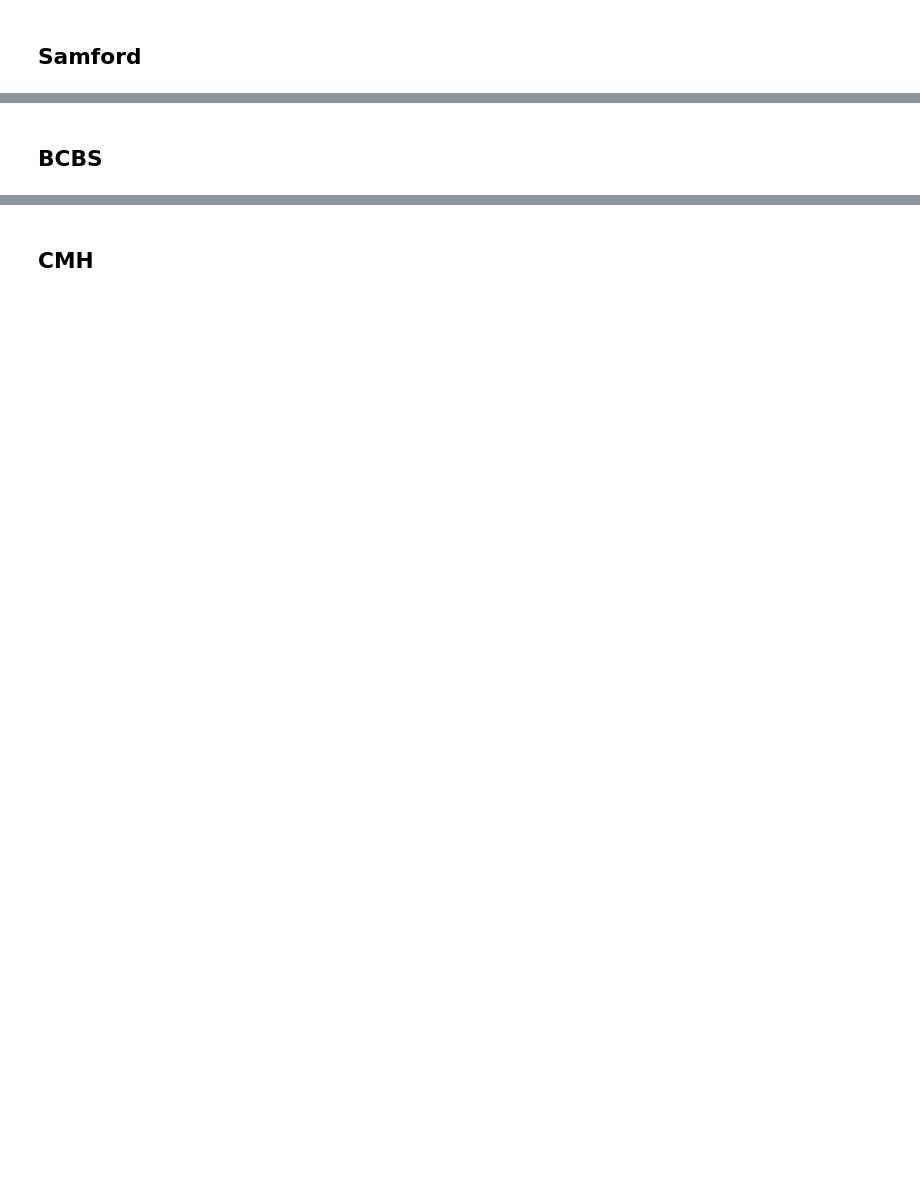
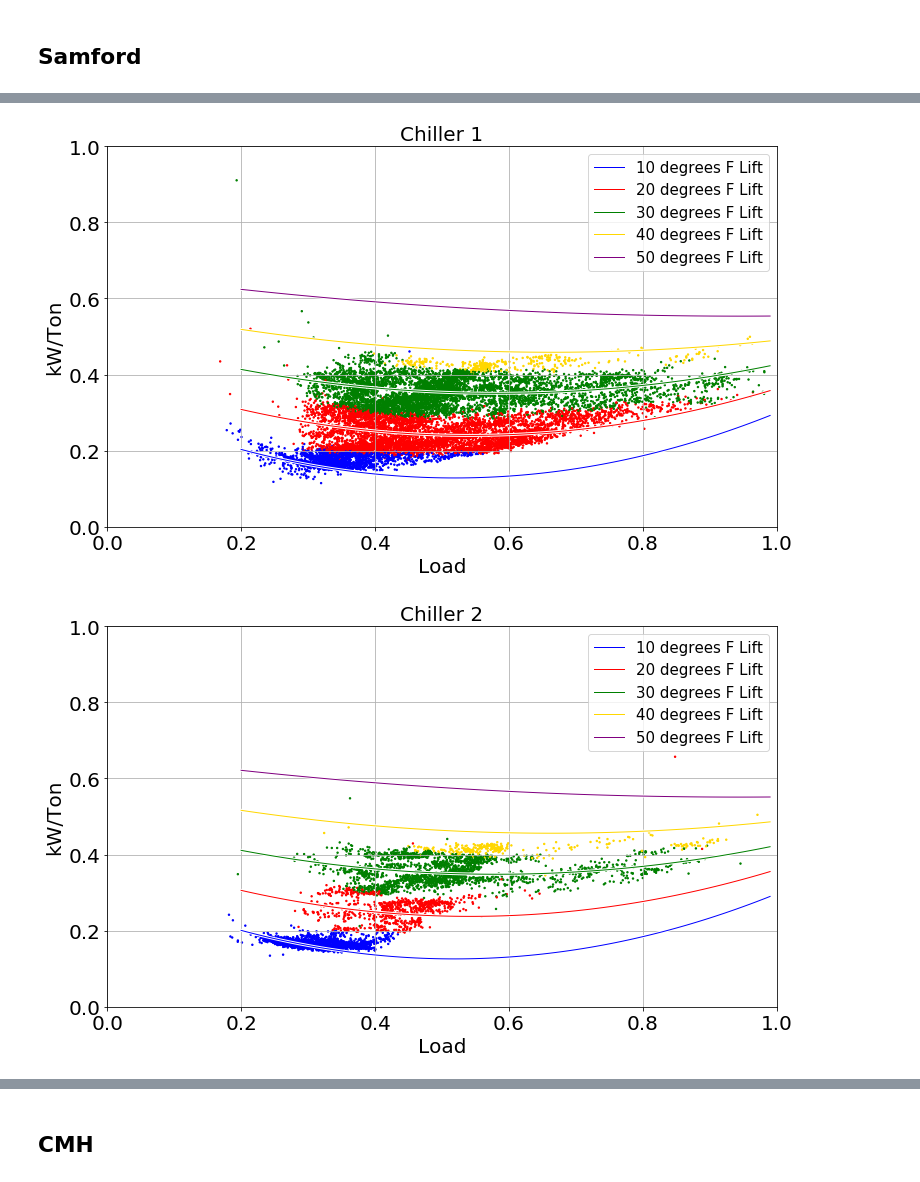
Before and after one commit to Stitchmaker/Metis_Bootcamp, a Jupyter notebook: Kojak_Project/Kojak_LinearRegression.ipynb, the cells around one changed output, grey strips where cells are left out. Drawn from its saved outputs; the diff is of its cells as text; code cells hidden in the pictures; blank space fills up the shorter version.

```diff
--- a/Kojak_Project/Kojak_LinearRegression.ipynb
+++ b/Kojak_Project/Kojak_LinearRegression.ipynb
@@ -163,22 +164,24 @@ plt.show()
 # %% [markdown]
 ## Samford
 # %%
-#feat = ['AddOther','HigherOrder']
-feat = ['HigherOrder']
+feat = ['AddOther','HigherOrder']
+#feat = ['HigherOrder']
+
+RatedTon = 1500
 
 data_file = 'data/S1_chiller.csv'
-X_train, y_train, df1 = get_Xy(data_file,feat)
+X_train, y_train, df1 = get_Xy(data_file,RatedTon,feat)
 print('CH1:',X_train.shape,y_train.shape)
 
 data_file = 'data/S2_chiller.csv'
-X2_test, y2_test, df2 = get_Xy(data_file,feat)
+X2_test, y2_test, df2 = get_Xy(data_file,RatedTon,feat)
 print('CH2:',X2_test.shape,y2_test.shape)
 
 data_file = 'data/S3_chiller.csv'
-X3_test, y3_test, df3 = get_Xy(data_file,feat)
+X3_test, y3_test, df3 = get_Xy(data_file,RatedTon,feat)
 print('CH3:',X3_test.shape,y3_test.shape)
 
 data_file = 'data/S4_chiller.csv'
-X4_test, y4_test, df4 = get_Xy(data_file,feat)
+X4_test, y4_test, df4 = get_Xy(data_file,RatedTon,feat)
 print('CH4:',X4_test.shape,y4_test.shape)
 # %% [output]
@@ -215,0 +213,10 @@ Index(['Load', 'DTLift', 'Load^2', 'Load*DTLift', 'Load^2*DTLift'], dtype='objec
+# %%
+X_tot = pd.concat([X_train,X2_test,X3_test,X4_test])
+y_tot = pd.concat([y_train,y2_test,y3_test,y4_test])
+
+print(X_tot.shape)
+X_tot.dropna().shape
+
+#divide in to train and test sets
+X_train,X_test, y_train, y_test = train_test_split(X_tot, y_tot, test_size=0.4,random_state=42)
+print(X_train.shape, y_train.shape)
@@ -253,13 +253,17 @@ plot_curves(df4,lift_lines,'Chiller 4')
 # %%
 pickle.dump(lift_lines,open('lift_lines.pkl','wb'))
-# %%
-# get rid of bad points
-print(df2.shape)
-df2 = df2[df2['Load'] > 0.2]
-print(df2.shape)
-
-print(df3.shape)
-df3 = df3[df3['Load'] > 0.2]
-print(df3.shape)
-# %% [markdown]
-## BCBS
+# %%
+lift_lines = compute_lift_lines(lr, feat, df1, RatedTon, plot=False)
+plot_curves(df1,lift_lines,'Chiller 1')
+
+lift_lines = compute_lift_lines(lr, feat, df2, RatedTon, plot=False)
+plot_curves(df2,lift_lines,'Chiller 2')
+
+lift_lines = compute_lift_lines(lr, feat, df3, RatedTon, plot=False)
+plot_curves(df3,lift_lines,'Chiller 3')
+
+lift_lines = compute_lift_lines(lr, feat, df4, RatedTon, plot=False)
+plot_curves(df4,lift_lines,'Chiller 4')
+# %% [output]
+[figure, added]
+[figure, added]
```
Also changed, not shown: parts of 31 cells of this notebook, 1 other file.
